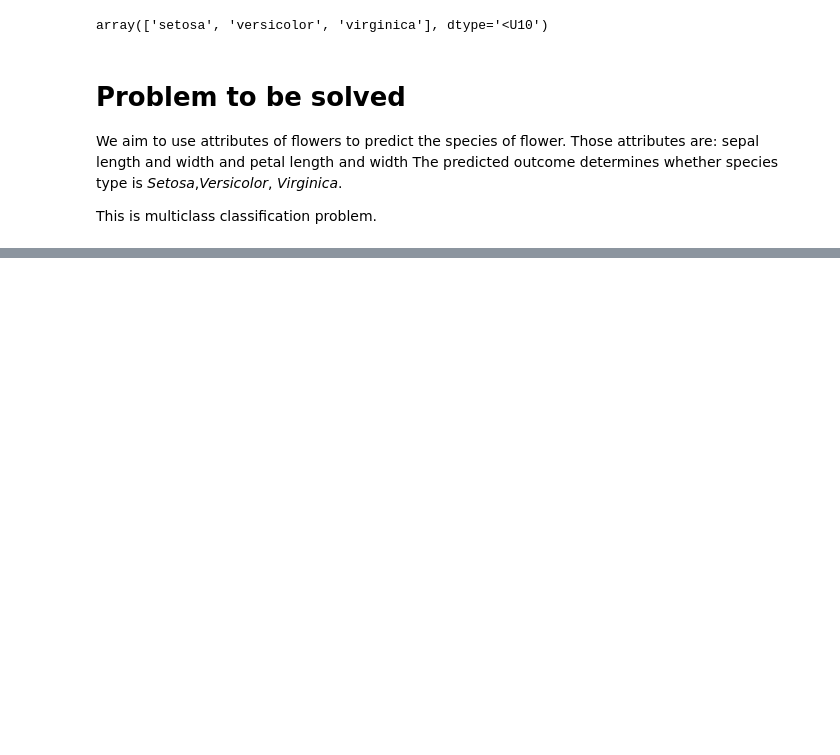
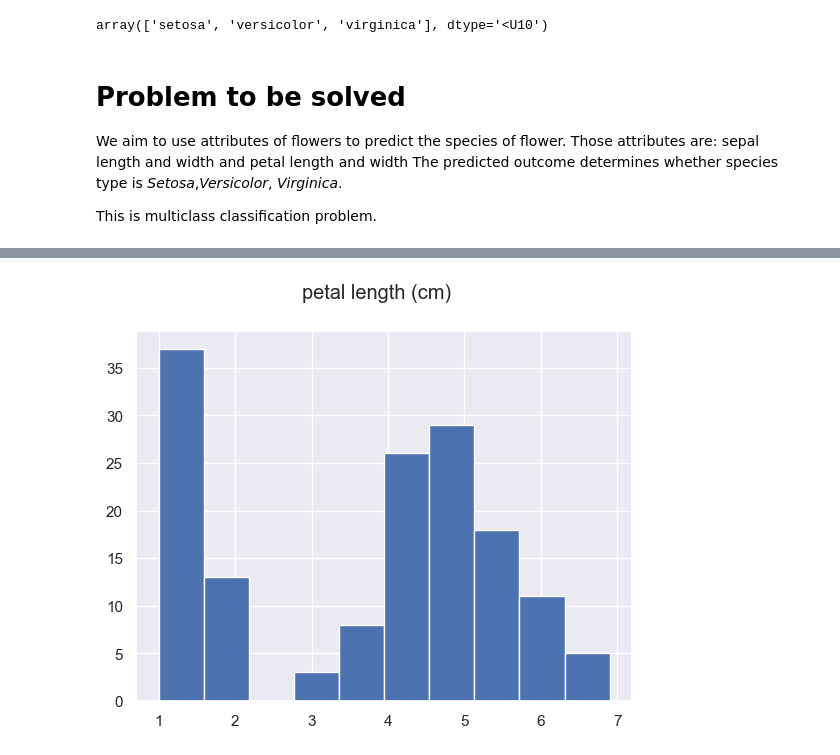
Before and after one commit to omtekyav/IrisDatasetProject, a Jupyter notebook: IrisDataset.ipynb, the cells around one changed output, grey strips where cells are left out. Cells and saved outputs as stored; diff of their text form; code cells hidden in the pictures; blank space fills up the shorter version.

```diff
--- a/IrisDataset.ipynb
+++ b/IrisDataset.ipynb
@@ -106,0 +164,7 @@ This is multiclass classification problem.
+# %%
+col  ="petal length (cm)"
+df[col].hist()
+plt.suptitle(col)
+plt.show()
+# %% [output]
+[figure, added]
```
Also changed, not shown: parts of 13 cells of this notebook.
